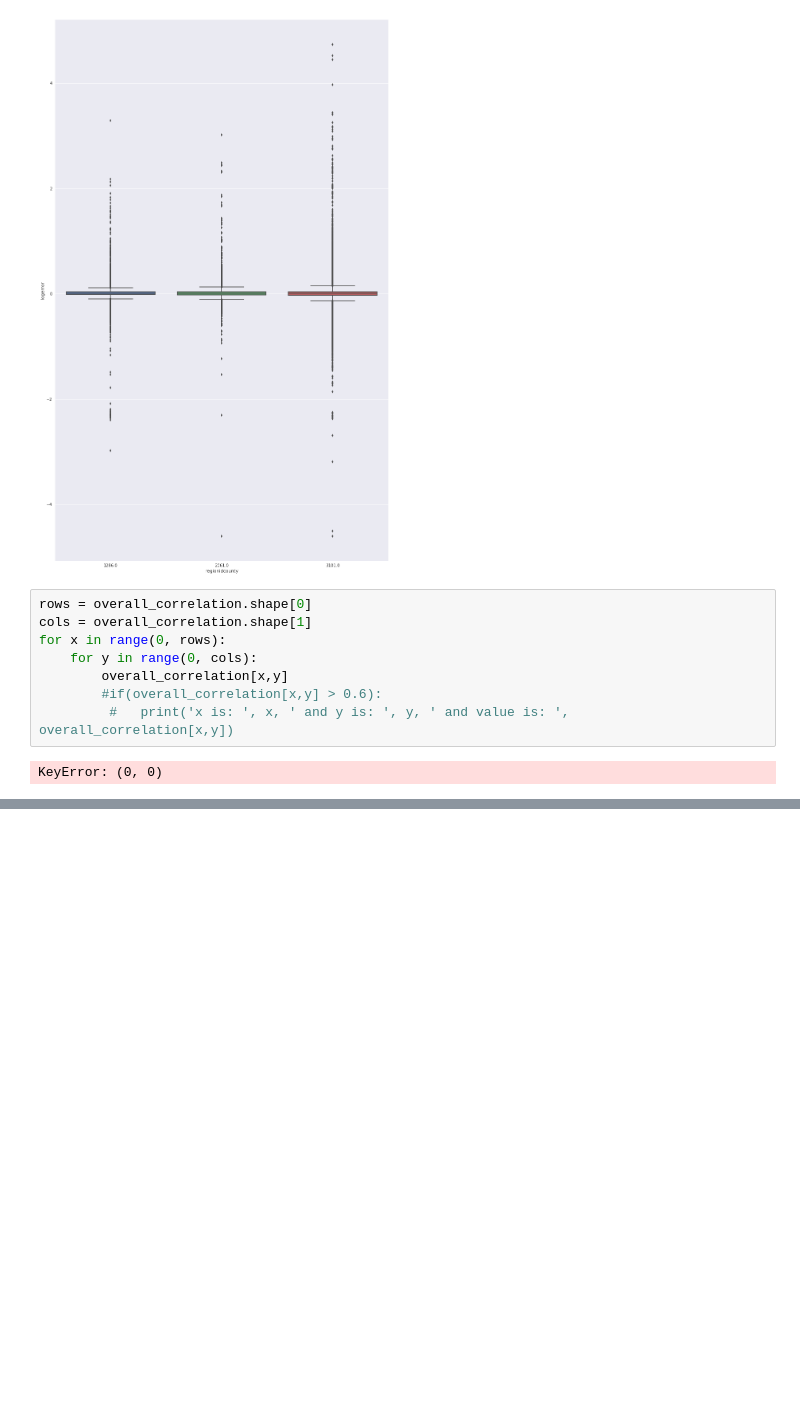
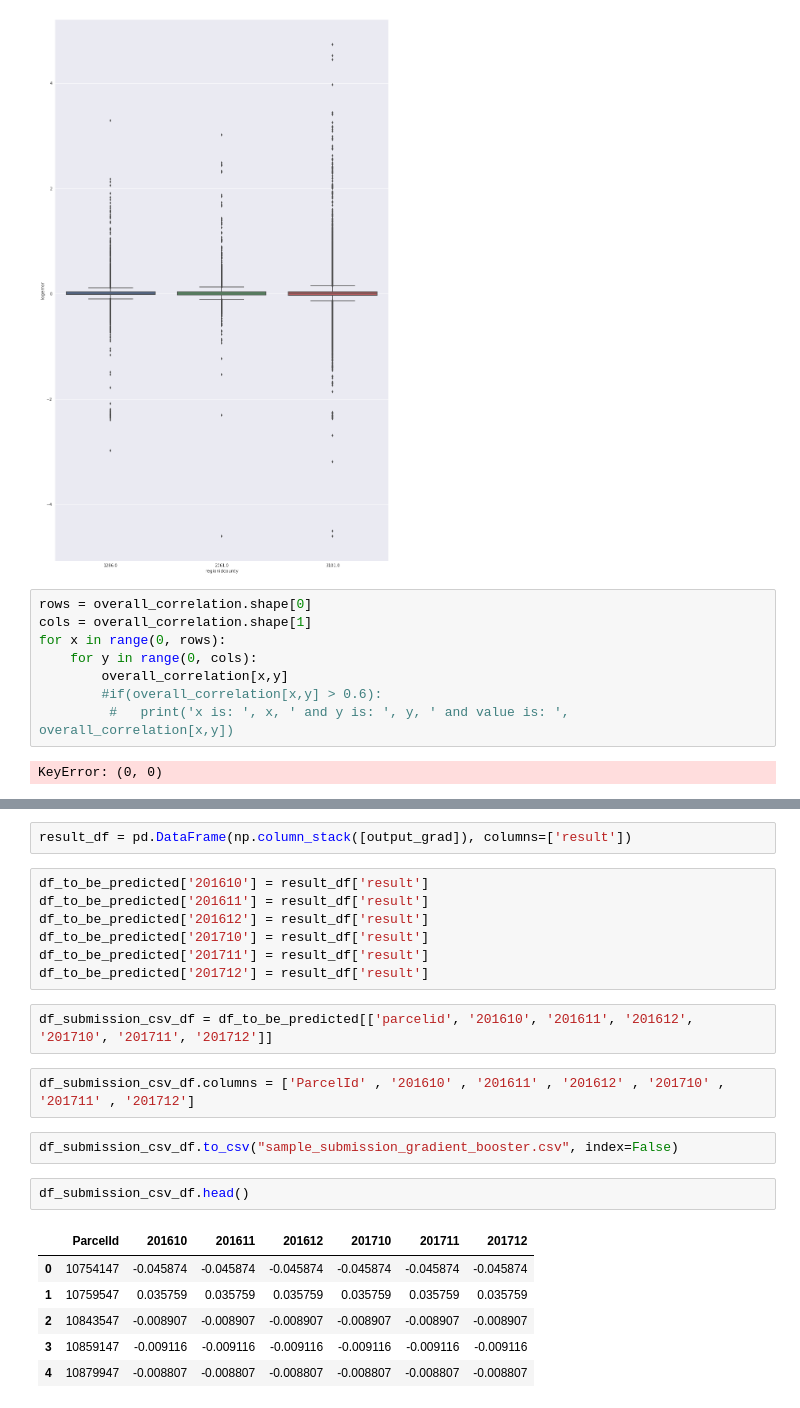
Before and after one commit to vaibhav-rustagi/CSE519-2017-111462063, a Jupyter notebook: HW2.ipynb, the cells around one changed output, grey strips where cells are left out. Cells and saved outputs as stored; diff of their text form; blank space fills up the shorter version.

```diff
--- a/HW2.ipynb
+++ b/HW2.ipynb
@@ -948,0 +1261,24 @@ KeyError: (0, 0)
+# %%
+result_df = pd.DataFrame(np.column_stack([output_grad]), columns=['result'])
+# %%
+df_to_be_predicted['201610'] = result_df['result']
+df_to_be_predicted['201611'] = result_df['result']
+df_to_be_predicted['201612'] = result_df['result']
+df_to_be_predicted['201710'] = result_df['result']
+df_to_be_predicted['201711'] = result_df['result']
+df_to_be_predicted['201712'] = result_df['result']
+# %%
+df_submission_csv_df = df_to_be_predicted[['parcelid', '201610', '201611', '201612', '201710', '201711', '201712']]
+# %%
+df_submission_csv_df.columns = ['ParcelId' , '201610' , '201611' , '201612' , '201710' , '201711' , '201712']
+# %%
+df_submission_csv_df.to_csv("sample_submission_gradient_booster.csv", index=False)
+# %%
+df_submission_csv_df.head()
+# %% [output]
+|  | ParcelId | 201610 | 201611 | 201612 | 201710 | 201711 | 201712 |
+| 0 | 10754147 | -0.045874 | -0.045874 | -0.045874 | -0.045874 | -0.045874 | -0.045874 |
+| 1 | 10759547 | 0.035759 | 0.035759 | 0.035759 | 0.035759 | 0.035759 | 0.035759 |
+| 2 | 10843547 | -0.008907 | -0.008907 | -0.008907 | -0.008907 | -0.008907 | -0.008907 |
+| 3 | 10859147 | -0.009116 | -0.009116 | -0.009116 | -0.009116 | -0.009116 | -0.009116 |
+| 4 | 10879947 | -0.008807 | -0.008807 | -0.008807 | -0.008807 | -0.008807 | -0.008807 |
```
Also changed, not shown: parts of 34 cells of this notebook.
